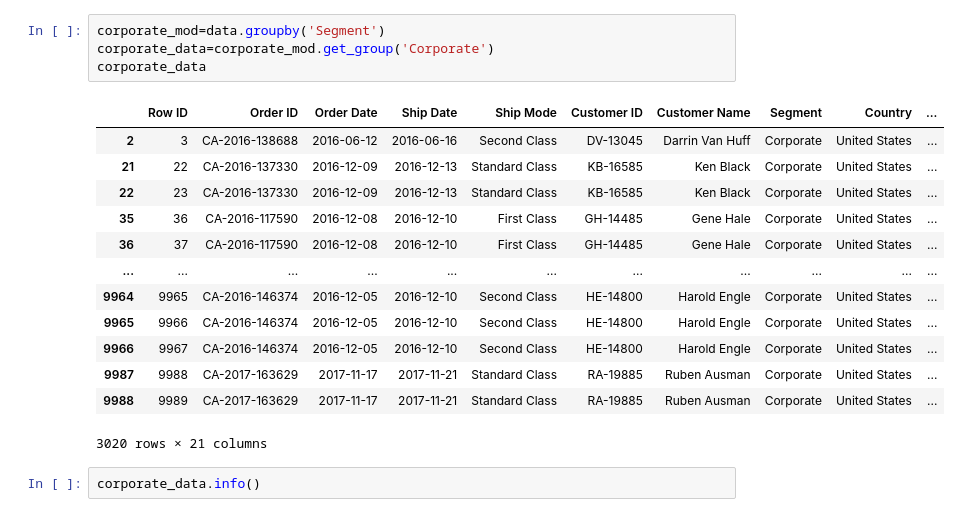
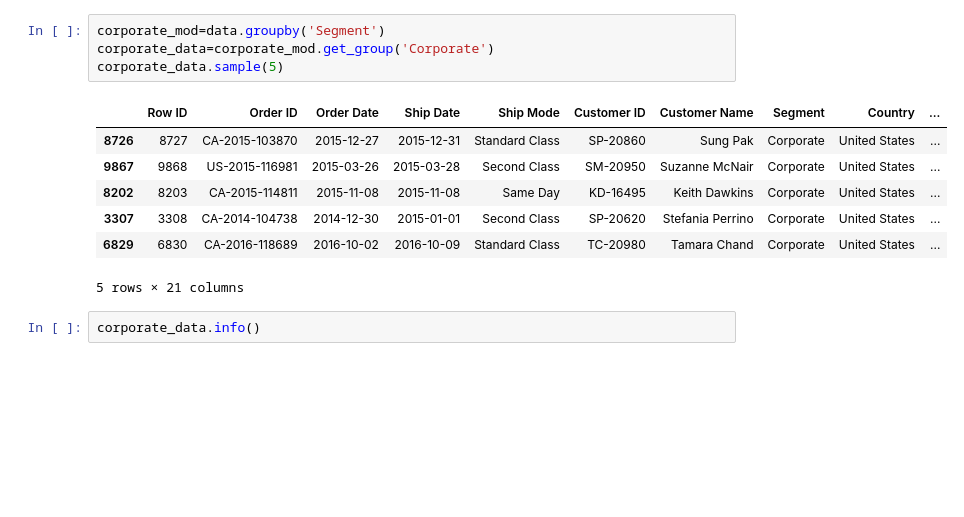
Before and after one commit to ankitg-02/sales_analysis, a Jupyter notebook: Corporate.ipynb, the cells around one changed output. Cells and saved outputs as stored; diff of their text form; blank space fills up the shorter version.

```diff
--- a/Corporate.ipynb
+++ b/Corporate.ipynb
@@ -26,21 +21,15 @@ data
 # %%
 corporate_mod=data.groupby('Segment')
 corporate_data=corporate_mod.get_group('Corporate')
-corporate_data
+corporate_data.sample(5)
 # %% [output]
 |  | Row ID | Order ID | Order Date | Ship Date | Ship Mode | Customer ID | Customer Name | Segment | Country | ... |
-| 2 | 3 | CA-2016-138688 | 2016-06-12 | 2016-06-16 | Second Class | DV-13045 | Darrin Van Huff | Corporate | United States | ... |
-| 21 | 22 | CA-2016-137330 | 2016-12-09 | 2016-12-13 | Standard Class | KB-16585 | Ken Black | Corporate | United States | ... |
-| 22 | 23 | CA-2016-137330 | 2016-12-09 | 2016-12-13 | Standard Class | KB-16585 | Ken Black | Corporate | United States | ... |
-| 35 | 36 | CA-2016-117590 | 2016-12-08 | 2016-12-10 | First Class | GH-14485 | Gene Hale | Corporate | United States | ... |
-| 36 | 37 | CA-2016-117590 | 2016-12-08 | 2016-12-10 | First Class | GH-14485 | Gene Hale | Corporate | United States | ... |
-| ... | ... | ... | ... | ... | ... | ... | ... | ... | ... | ... |
-| 9964 | 9965 | CA-2016-146374 | 2016-12-05 | 2016-12-10 | Second Class | HE-14800 | Harold Engle | Corporate | United States | ... |
-| 9965 | 9966 | CA-2016-146374 | 2016-12-05 | 2016-12-10 | Second Class | HE-14800 | Harold Engle | Corporate | United States | ... |
-| 9966 | 9967 | CA-2016-146374 | 2016-12-05 | 2016-12-10 | Second Class | HE-14800 | Harold Engle | Corporate | United States | ... |
-| 9987 | 9988 | CA-2017-163629 | 2017-11-17 | 2017-11-21 | Standard Class | RA-19885 | Ruben Ausman | Corporate | United States | ... |
-| 9988 | 9989 | CA-2017-163629 | 2017-11-17 | 2017-11-21 | Standard Class | RA-19885 | Ruben Ausman | Corporate | United States | ... |
+| 8726 | 8727 | CA-2015-103870 | 2015-12-27 | 2015-12-31 | Standard Class | SP-20860 | Sung Pak | Corporate | United States | ... |
+| 9867 | 9868 | US-2015-116981 | 2015-03-26 | 2015-03-28 | Second Class | SM-20950 | Suzanne McNair | Corporate | United States | ... |
+| 8202 | 8203 | CA-2015-114811 | 2015-11-08 | 2015-11-08 | Same Day | KD-16495 | Keith Dawkins | Corporate | United States | ... |
+| 3307 | 3308 | CA-2014-104738 | 2014-12-30 | 2015-01-01 | Second Class | SP-20620 | Stefania Perrino | Corporate | United States | ... |
+| 6829 | 6830 | CA-2016-118689 | 2016-10-02 | 2016-10-09 | Standard Class | TC-20980 | Tamara Chand | Corporate | United States | ... |
-3020 rows × 21 columns
+5 rows × 21 columns
 # %%
 corporate_data.info()
 # %% [output]
```
Also changed, not shown: parts of 15 cells of this notebook.
